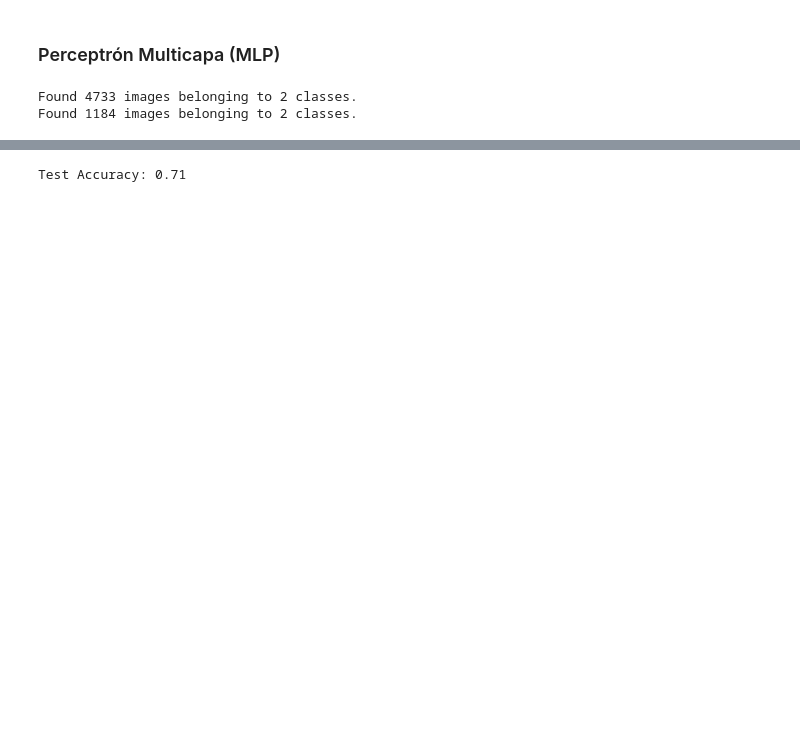
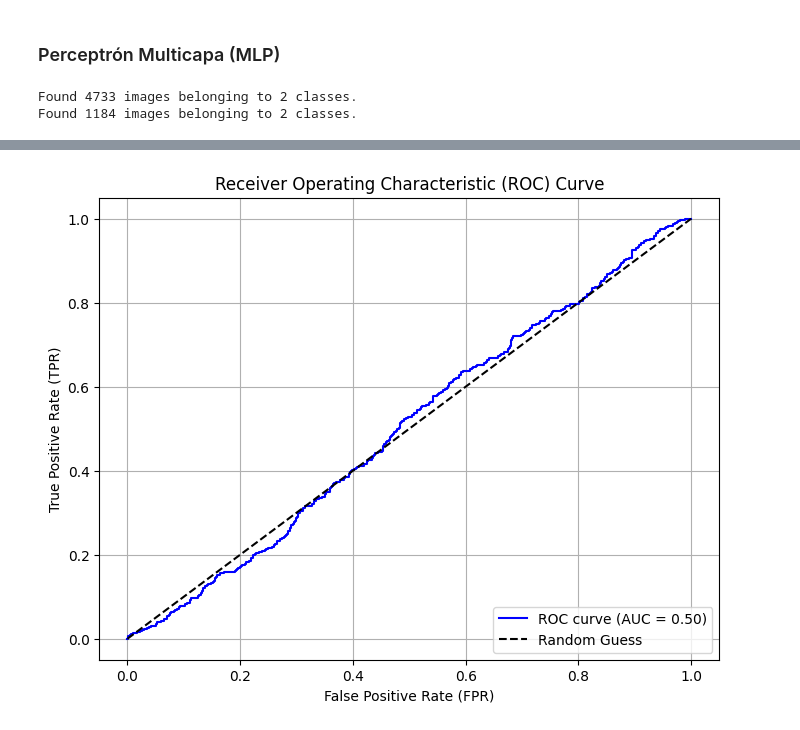
Before and after one commit to Godoca2/RNA_Convolucionales, a Jupyter notebook: Scripts/Tarea_2_Machine_Learning_Avanzado.ipynb, the cells around one changed output, grey strips where cells are left out. Cells and saved outputs as stored; diff of their text form; code cells hidden in the pictures; blank space fills up the shorter version.

```diff
--- a/Scripts/Tarea_2_Machine_Learning_Avanzado.ipynb
+++ b/Scripts/Tarea_2_Machine_Learning_Avanzado.ipynb
@@ -378,10 +191,8 @@ Test Accuracy: 0.86
 # %% [markdown]
 ### Perceptrón Multicapa (MLP)
 # %%
-
 # Preprocesamiento de imágenes
-
-img_height, img_width = 150, 150  # Tamaño de las imágenes (se redimensionan a 150x150)
+img_height, img_width = 150, 150
 batch_size = 32
 
 train_datagen = ImageDataGenerator(
@@ -413,7 +224,6 @@ test_generator = test_datagen.flow_from_directory(
 )
 
 # Construcción del modelo Perceptrón Multicapa (MLP) Mejorado
-
 model = Sequential([
     Flatten(input_shape=(img_height, img_width, 3)),  # Aplanar las imágenes
     Dense(1024, activation="relu"),  # Más neuronas para mayor capacidad
@@ -454,9 +264,27 @@ history = model.fit(
 # Evaluación del modelo
 test_loss, test_acc = model.evaluate(test_generator)
 print(f"Test Accuracy: {test_acc:.2f}")
+print(f"Pérdida en prueba: {test_loss:.2f}")
 
-# Guardar el modelo
-model.save("muffin_vs_chihuahua_mlp_model_improved.h5")
+# Generar la curva ROC y calcular el AUC
+# Obtener las probabilidades predichas y las etiquetas reales
+y_prob = model.predict(test_generator)  # Probabilidades de clase positiva
+y_true = test_generator.classes  # Etiquetas reales de las imágenes de prueba
+
+# Calcular los puntos para la curva ROC
+fpr, tpr, thresholds = roc_curve(y_true, y_prob)
+roc_auc = auc(fpr, tpr)
+
+# Graficar la curva ROC
+plt.figure(figsize=(8, 6))
+plt.plot(fpr, tpr, label=f"ROC curve (AUC = {roc_auc:.2f})", color='blue')
+plt.plot([0, 1], [0, 1], 'k--', label="Random Guess")  # Línea diagonal
+plt.xlabel("False Positive Rate (FPR)")
+plt.ylabel("True Positive Rate (TPR)")
+plt.title("Receiver Operating Characteristic (ROC) Curve")
+plt.legend(loc="lower right")
+plt.grid()
+plt.show()
 # %% [output]
 Found 4733 images belonging to 2 classes.
 Found 1184 images belonging to 2 classes.
@@ -481 +308 @@ WARNING:absl:You are saving your model as an HDF5 file via `model.save()` or `ke
-Test Accuracy: 0.71
+[figure, added]
```
Also changed, not shown: parts of 30 cells of this notebook.
